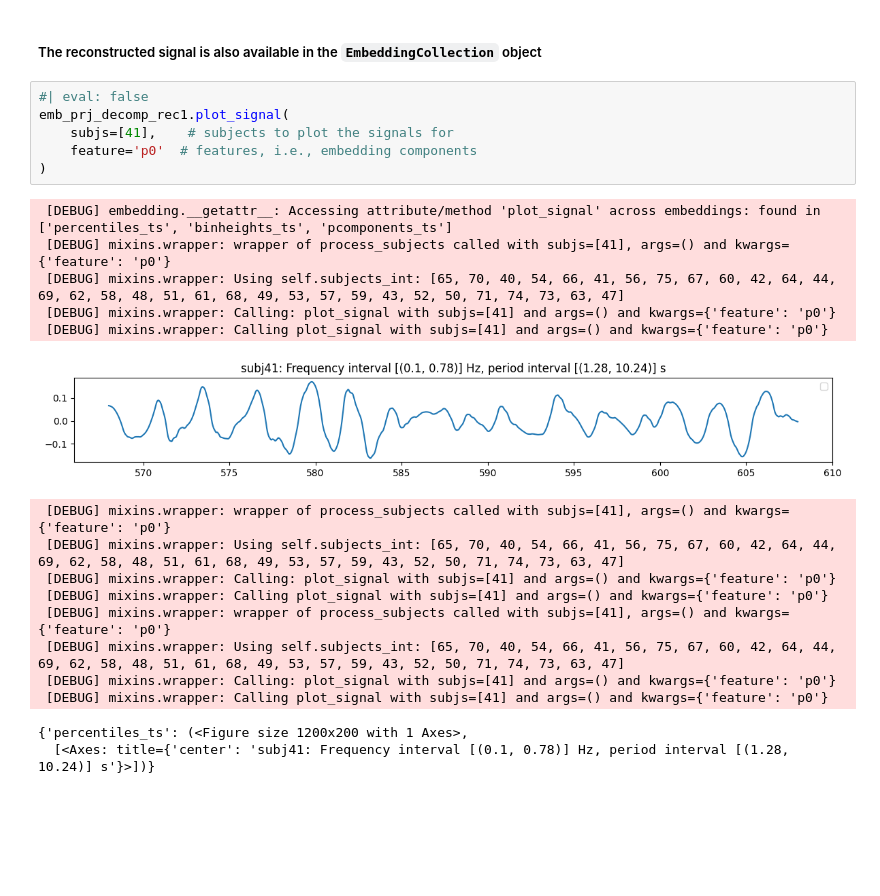
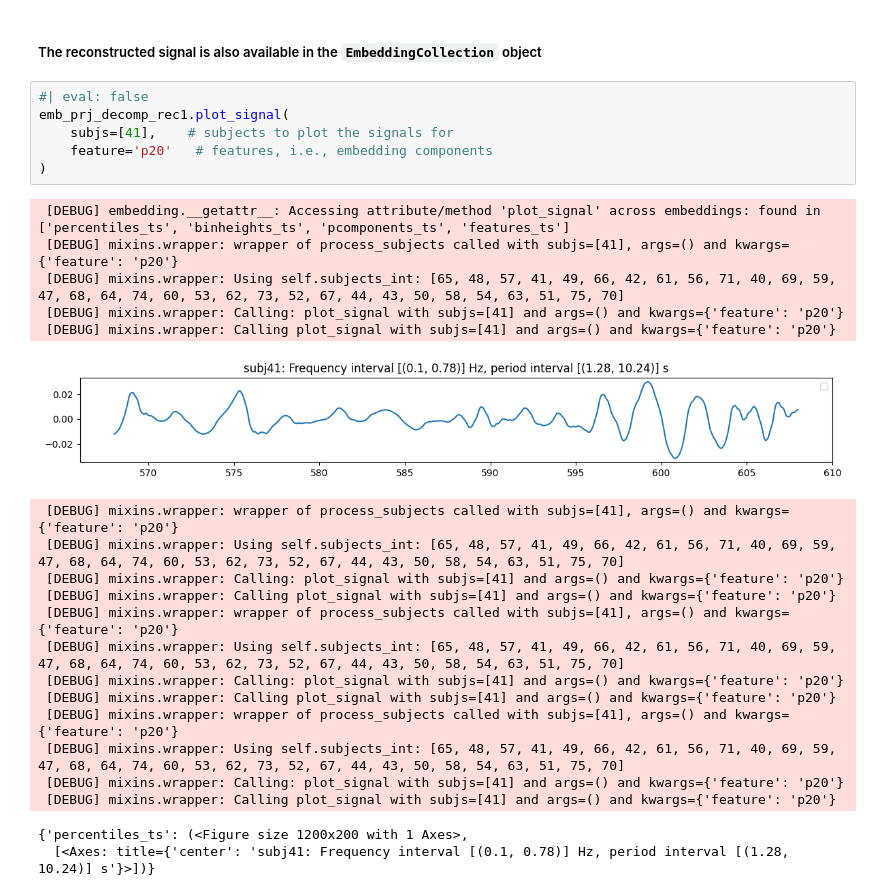
Before and after one commit to rdned/nbdev_fhemb, a Jupyter notebook: nbs/inspectRec_ex.ipynb, the cells around one changed output. Saved outputs shown, nothing was run; the diff lists cells and outputs as text; blank space fills up the shorter version.

```diff
--- a/nbs/inspectRec_ex.ipynb
+++ b/nbs/inspectRec_ex.ipynb
@@ -266,23 +269,27 @@ NameError: name 'percentile_emb_prj_decomp_rec' is not defined
 # %%
 #| eval: false
 emb_prj_decomp_rec1.plot_signal(
     subjs=[41],    # subjects to plot the signals for
-    feature='p0'  # features, i.e., embedding components
+    feature='p20'   # features, i.e., embedding components
 )
 # %% [output]
- [DEBUG] embedding.__getattr__: Accessing attribute/method 'plot_signal' across embeddings: found in ['percentiles_ts', 'binheights_ts', 'pcomponents_ts']
- [DEBUG] mixins.wrapper: wrapper of process_subjects called with subjs=[41], args=() and kwargs={'feature': 'p0'}
- [DEBUG] mixins.wrapper: Using self.subjects_int: [65, 70, 40, 54, 66, 41, 56, 75, 67, 60, 42, 64, 44, 69, 62, 58, 48, 51, 61, 68, 49, 53, 57, 59, 43, 52, 50, 71, 74, 73, 63, 47]
- [DEBUG] mixins.wrapper: Calling: plot_signal with subjs=[41] and args=() and kwargs={'feature': 'p0'}
- [DEBUG] mixins.wrapper: Calling plot_signal with subjs=[41] and args=() and kwargs={'feature': 'p0'}
+ [DEBUG] embedding.__getattr__: Accessing attribute/method 'plot_signal' across embeddings: found in ['percentiles_ts', 'binheights_ts', 'pcomponents_ts', 'features_ts']
+ [DEBUG] mixins.wrapper: wrapper of process_subjects called with subjs=[41], args=() and kwargs={'feature': 'p20'}
+ [DEBUG] mixins.wrapper: Using self.subjects_int: [65, 48, 57, 41, 49, 66, 42, 61, 56, 71, 40, 69, 59, 47, 68, 64, 74, 60, 53, 62, 73, 52, 67, 44, 43, 50, 58, 54, 63, 51, 75, 70]
+ [DEBUG] mixins.wrapper: Calling: plot_signal with subjs=[41] and args=() and kwargs={'feature': 'p20'}
+ [DEBUG] mixins.wrapper: Calling plot_signal with subjs=[41] and args=() and kwargs={'feature': 'p20'}
-[figure, old version]
+[figure, new version]
- [DEBUG] mixins.wrapper: wrapper of process_subjects called with subjs=[41], args=() and kwargs={'feature': 'p0'}
- [DEBUG] mixins.wrapper: Using self.subjects_int: [65, 70, 40, 54, 66, 41, 56, 75, 67, 60, 42, 64, 44, 69, 62, 58, 48, 51, 61, 68, 49, 53, 57, 59, 43, 52, 50, 71, 74, 73, 63, 47]
- [DEBUG] mixins.wrapper: Calling: plot_signal with subjs=[41] and args=() and kwargs={'feature': 'p0'}
- [DEBUG] mixins.wrapper: Calling plot_signal with subjs=[41] and args=() and kwargs={'feature': 'p0'}
- [DEBUG] mixins.wrapper: wrapper of process_subjects called with subjs=[41], args=() and kwargs={'feature': 'p0'}
- [DEBUG] mixins.wrapper: Using self.subjects_int: [65, 70, 40, 54, 66, 41, 56, 75, 67, 60, 42, 64, 44, 69, 62, 58, 48, 51, 61, 68, 49, 53, 57, 59, 43, 52, 50, 71, 74, 73, 63, 47]
- [DEBUG] mixins.wrapper: Calling: plot_signal with subjs=[41] and args=() and kwargs={'feature': 'p0'}
- [DEBUG] mixins.wrapper: Calling plot_signal with subjs=[41] and args=() and kwargs={'feature': 'p0'}
+ [DEBUG] mixins.wrapper: wrapper of process_subjects called with subjs=[41], args=() and kwargs={'feature': 'p20'}
+ [DEBUG] mixins.wrapper: Using self.subjects_int: [65, 48, 57, 41, 49, 66, 42, 61, 56, 71, 40, 69, 59, 47, 68, 64, 74, 60, 53, 62, 73, 52, 67, 44, 43, 50, 58, 54, 63, 51, 75, 70]
+ [DEBUG] mixins.wrapper: Calling: plot_signal with subjs=[41] and args=() and kwargs={'feature': 'p20'}
+ [DEBUG] mixins.wrapper: Calling plot_signal with subjs=[41] and args=() and kwargs={'feature': 'p20'}
+ [DEBUG] mixins.wrapper: wrapper of process_subjects called with subjs=[41], args=() and kwargs={'feature': 'p20'}
+ [DEBUG] mixins.wrapper: Using self.subjects_int: [65, 48, 57, 41, 49, 66, 42, 61, 56, 71, 40, 69, 59, 47, 68, 64, 74, 60, 53, 62, 73, 52, 67, 44, 43, 50, 58, 54, 63, 51, 75, 70]
+ [DEBUG] mixins.wrapper: Calling: plot_signal with subjs=[41] and args=() and kwargs={'feature': 'p20'}
+ [DEBUG] mixins.wrapper: Calling plot_signal with subjs=[41] and args=() and kwargs={'feature': 'p20'}
+ [DEBUG] mixins.wrapper: wrapper of process_subjects called with subjs=[41], args=() and kwargs={'feature': 'p20'}
+ [DEBUG] mixins.wrapper: Using self.subjects_int: [65, 48, 57, 41, 49, 66, 42, 61, 56, 71, 40, 69, 59, 47, 68, 64, 74, 60, 53, 62, 73, 52, 67, 44, 43, 50, 58, 54, 63, 51, 75, 70]
+ [DEBUG] mixins.wrapper: Calling: plot_signal with subjs=[41] and args=() and kwargs={'feature': 'p20'}
+ [DEBUG] mixins.wrapper: Calling plot_signal with subjs=[41] and args=() and kwargs={'feature': 'p20'}
 {'percentiles_ts': (<Figure size 1200x200 with 1 Axes>,
   [<Axes: title={'center': 'subj41: Frequency interval [(0.1, 0.78)] Hz, period interval [(1.28, 10.24)] s'}>])}
```
Also changed, not shown: parts of 8 cells of this notebook, 18 other files.
